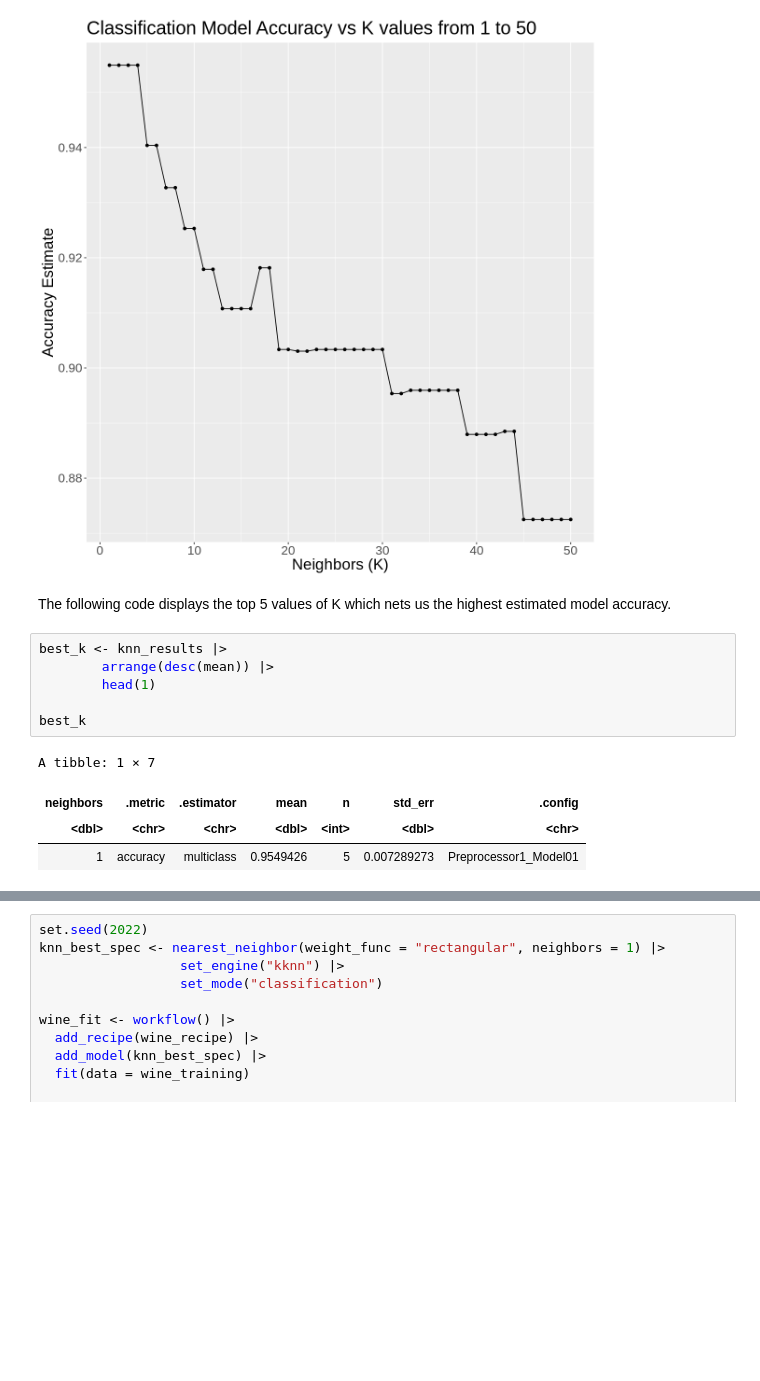
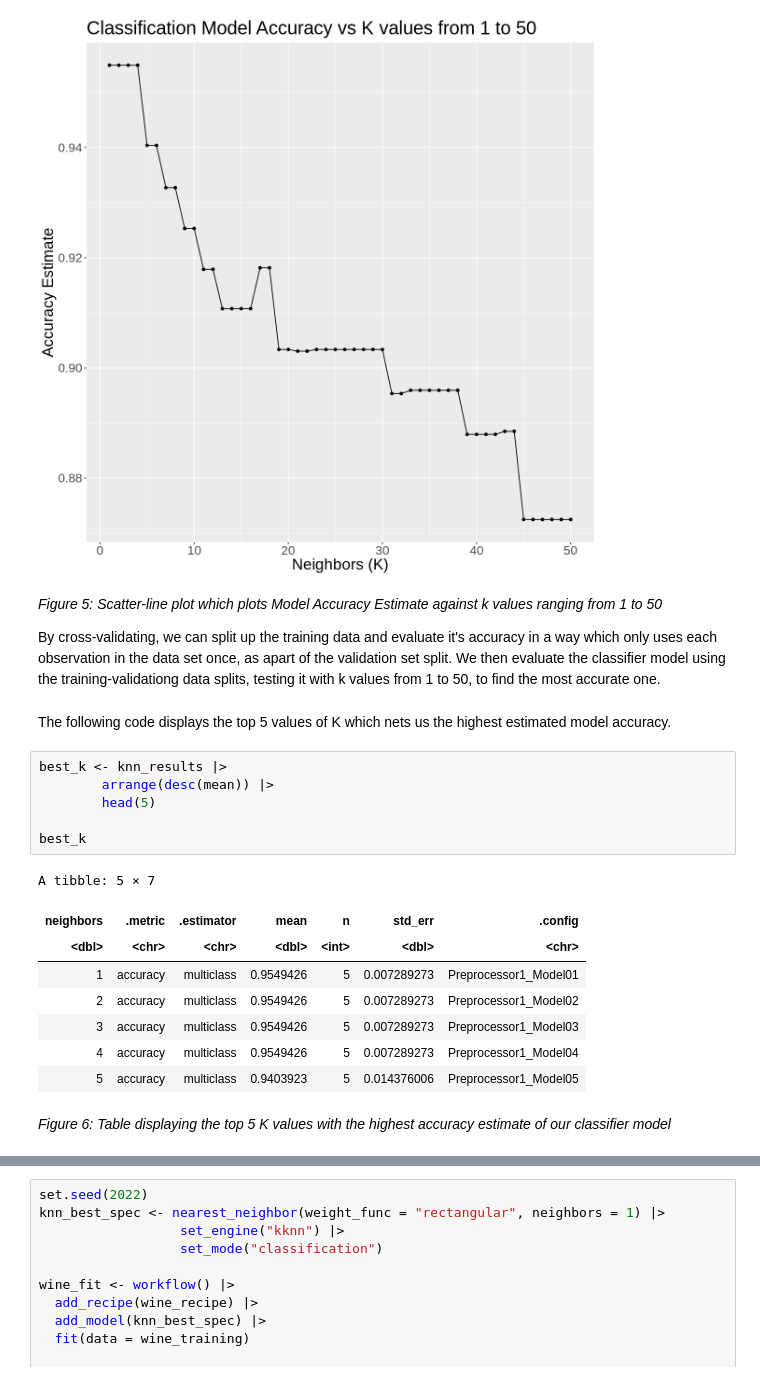
Before and after one commit to bkaanylmz/dsci-100-2022w1-group-95, a Jupyter notebook: wine_final.ipynb, the cells around one changed output, grey strips where cells are left out. Cells and saved outputs as stored; diff of their text form; blank space fills up the shorter version.

```diff
--- a/wine_final.ipynb
+++ b/wine_final.ipynb
@@ -233,17 +242,27 @@ cross_val_plot <- knn_results |>
 cross_val_plot
 # %% [output]
 [figure]
+# %% [markdown]
+*Figure 5: Scatter-line plot which plots Model Accuracy Estimate against k values ranging from 1 to 50*
+
+By cross-validating, we can split up the training data and evaluate it's accuracy in a way which only uses each observation in the data set once, as apart of the validation set split. We then evaluate the classifier model using the training-validationg data splits, testing it with k values from 1 to 50, to find the most accurate one.
 # %% [markdown]
 The following code displays the top 5 values of K which nets us the highest estimated model accuracy.
 # %%
 best_k <- knn_results |>
         arrange(desc(mean)) |>
-        head(1)
+        head(5)
 
 best_k
 # %% [output]
-A tibble: 1 × 7
+A tibble: 5 × 7
 | neighbors | .metric | .estimator | mean | n | std_err | .config |
 | <dbl> | <chr> | <chr> | <dbl> | <int> | <dbl> | <chr> |
 | 1 | accuracy | multiclass | 0.9549426 | 5 | 0.007289273 | Preprocessor1_Model01 |
+| 2 | accuracy | multiclass | 0.9549426 | 5 | 0.007289273 | Preprocessor1_Model02 |
+| 3 | accuracy | multiclass | 0.9549426 | 5 | 0.007289273 | Preprocessor1_Model03 |
+| 4 | accuracy | multiclass | 0.9549426 | 5 | 0.007289273 | Preprocessor1_Model04 |
+| 5 | accuracy | multiclass | 0.9403923 | 5 | 0.014376006 | Preprocessor1_Model05 |
+# %% [markdown]
+*Figure 6: Table displaying the top 5 K values with the highest accuracy estimate of our classifier model*
 # %% [markdown]
```
Also changed, not shown: parts of 13 cells of this notebook.
